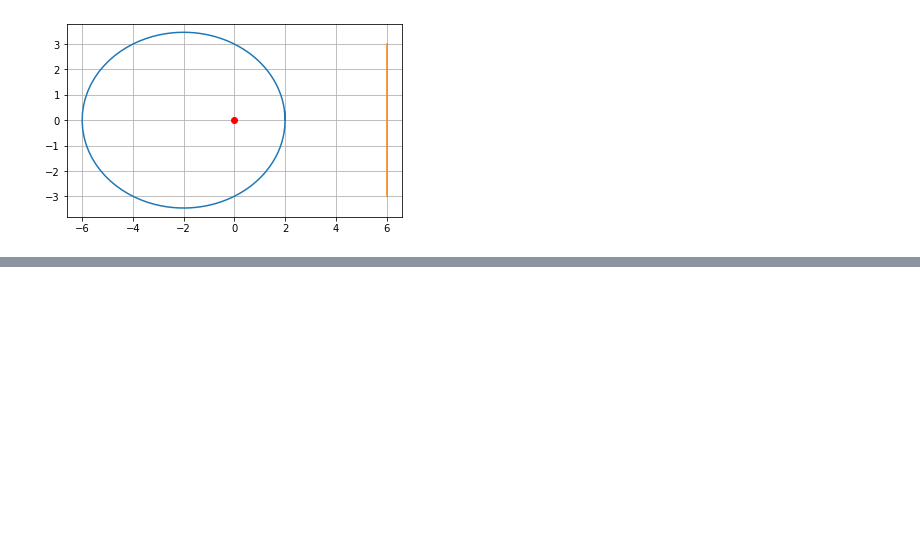
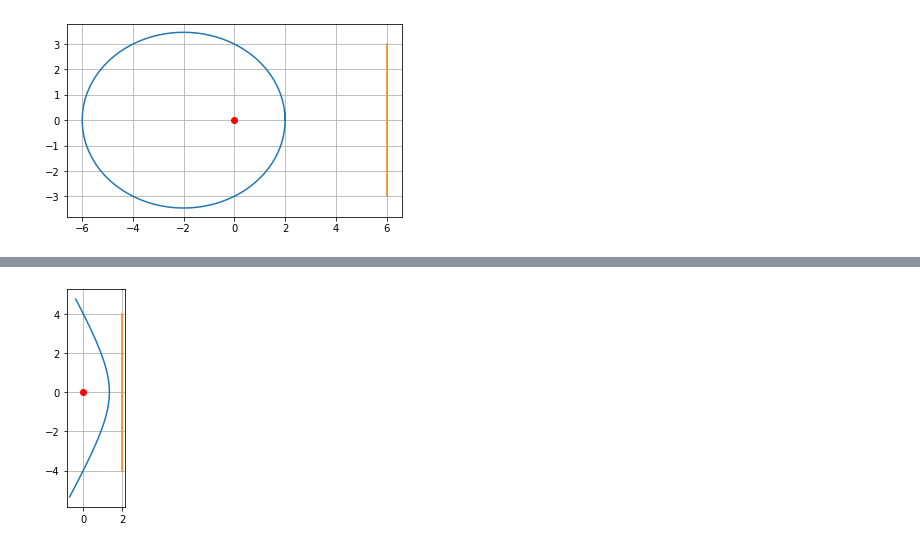
Before and after one commit to patonelli/map2110-modelagem, a Jupyter notebook: conicas2.ipynb, the cells around one changed output, grey strips where cells are left out. Cells and saved outputs as stored; diff of their text form; code cells hidden in the pictures; blank space fills up the shorter version.

Commit message:
hiperbole

```diff
--- a/conicas2.ipynb
+++ b/conicas2.ipynb
@@ -81,0 +98,11 @@ plt.savefig('conica4.png',format="png")
+# %%
+ponto3 = lambda x: [r3(x)*np.cos(x),r3(x)*np.sin(x)]
+hiperbole=ponto3(theta3)
+ax5=plt.subplot(111)
+plt.grid()
+ax5.plot(hiperbole[0],hiperbole[1])
+ax5.plot([2,2],[4,-4])
+ax5.plot([0],[0],"ro")
+ax5.set_aspect("equal")
+# %% [output]
+[figure, added]
```
Also changed, not shown: parts of 6 cells of this notebook.
